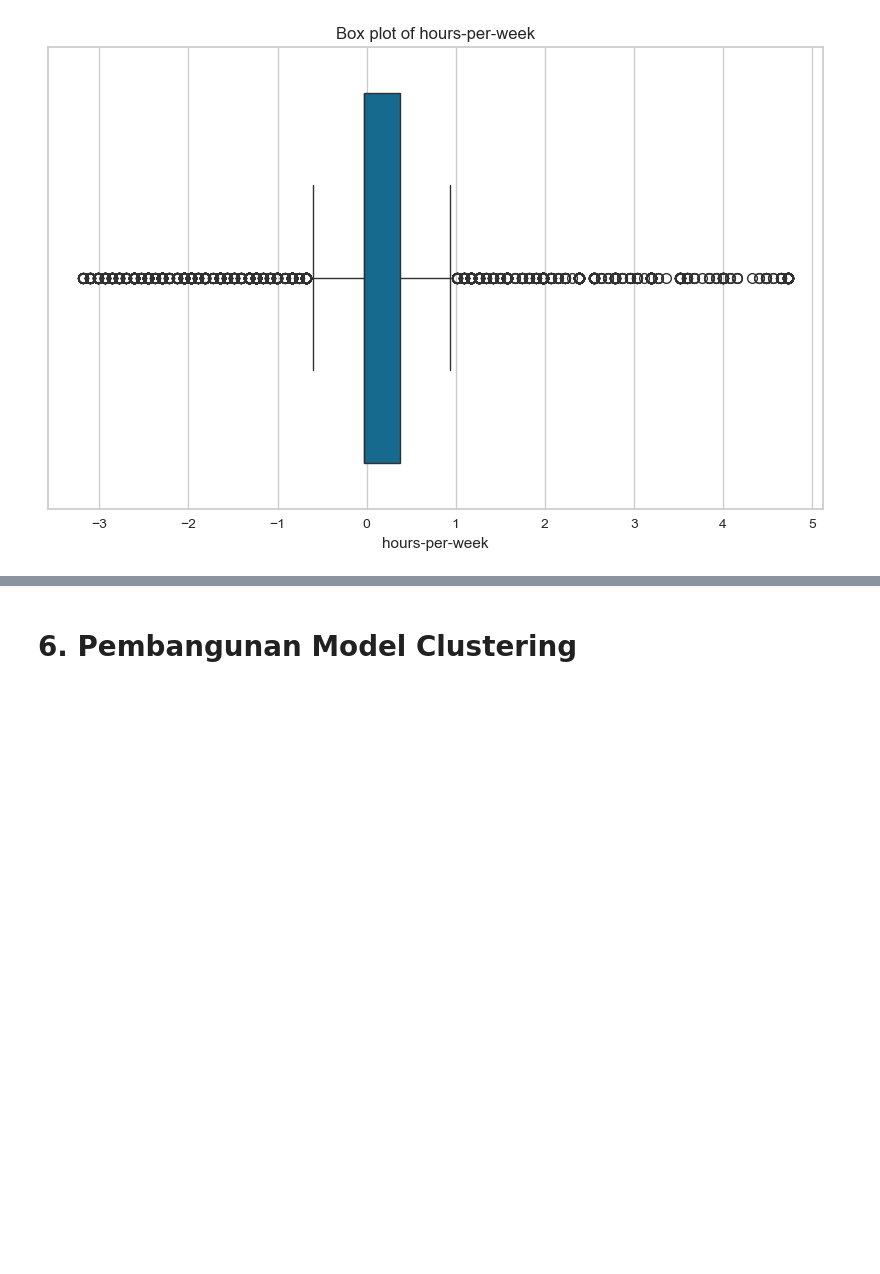
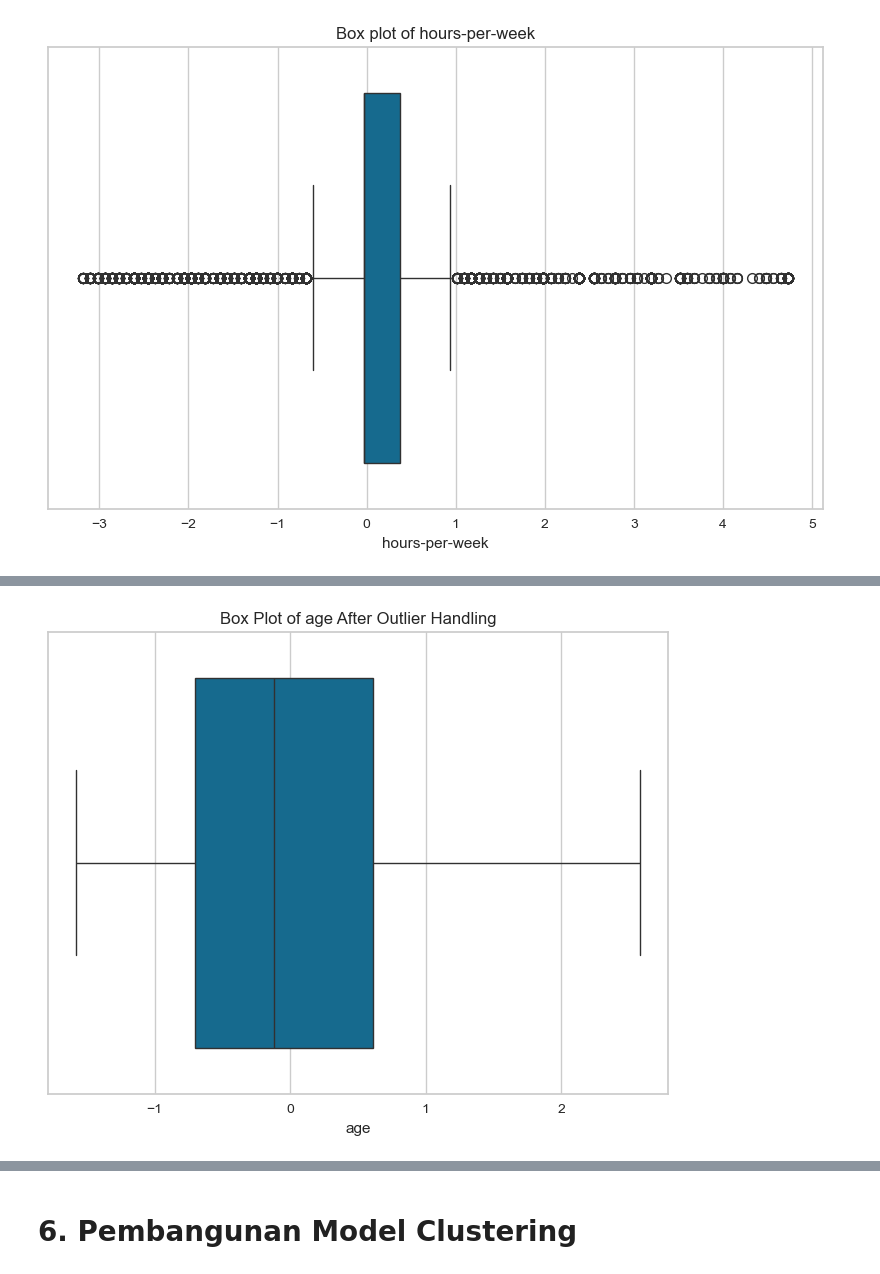
Before and after one commit to gerynsb/Project_ML_Clustering, a Jupyter notebook: [Clustering]_Submission_Akhir_BMLP_Dean Gery Pasamba.ipynb, the cells around one changed output, grey strips where cells are left out. Cells and saved outputs as stored; diff of their text form; code cells hidden in the pictures; blank space fills up the shorter version.

```diff
--- a/[Clustering]_Submission_Akhir_BMLP_Dean Gery Pasamba.ipynb
+++ b/[Clustering]_Submission_Akhir_BMLP_Dean Gery Pasamba.ipynb
@@ -258,0 +308,18 @@ for feature in numeric_features:
+# %%
+# Menghitung Q1, Q3, dan IQR untuk kolom 'age'
+Q1_age = df['age'].quantile(0.25)
+Q3_age = df['age'].quantile(0.75)
+IQR_age = Q3_age - Q1_age
+
+# Mengganti outlier dengan median pada kolom 'age'
+median_age = df['age'].median()
+df['age'] = df['age'].apply(
+    lambda x: median_age if x < (Q1_age - 1.5 * IQR_age) or x > (Q3_age + 1.5 * IQR_age) else x
+)
+# %%
+plt.figure(figsize=(8, 6))
+sns.boxplot(x=df['age'])
+plt.title('Box Plot of age After Outlier Handling')
+plt.show()
+# %% [output]
+[figure, added]
```
Also changed, not shown: parts of 8 cells of this notebook.
